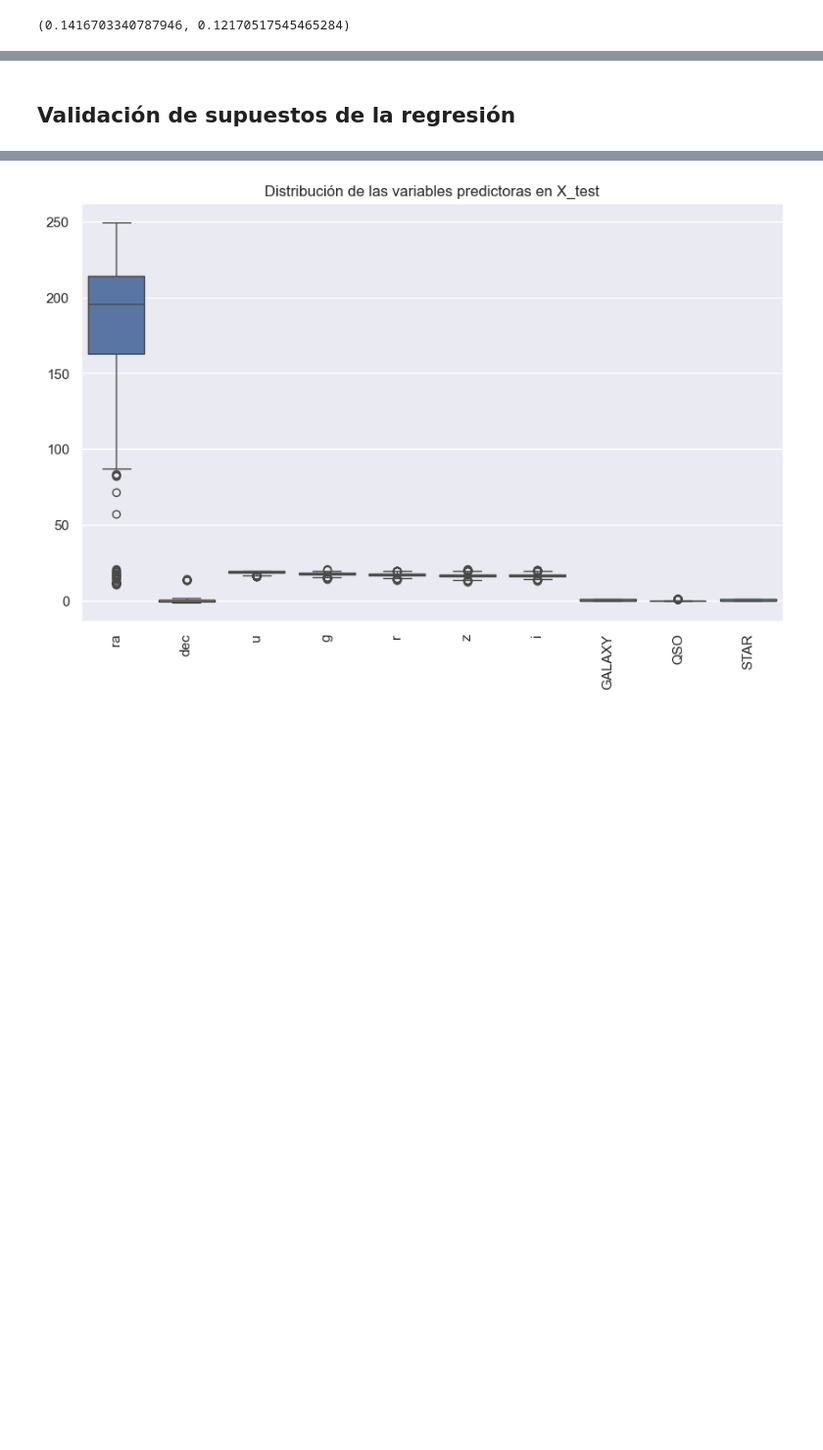
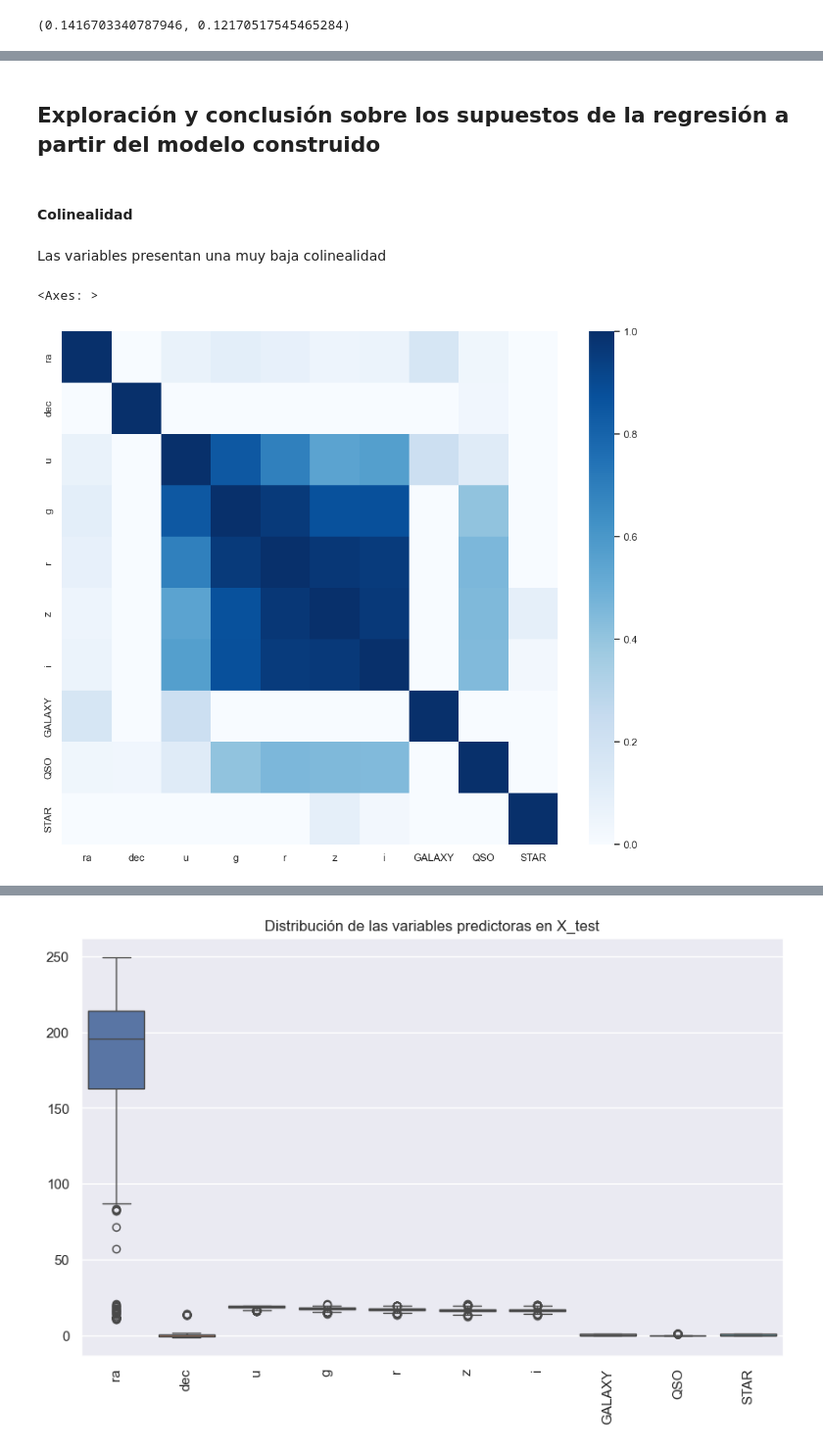
Before and after one commit to Marcosespa/Laboratorio-1-BI, a Jupyter notebook: laboratorios-master/202510/Laboratorio 1 - Regresión/lab1.ipynb, the cells around one changed output, grey strips where cells are left out. Shown at 98% size. Saved outputs shown, nothing was run; the diff lists cells and outputs as text; code cells hidden in the pictures; blank space fills up the shorter version.

Commit message:
Exploración y conclusión sobre los supuestos de la regresión a partir del modelo construido

```diff
--- a/laboratorios-master/202510/Laboratorio 1 - Regresión/lab1.ipynb
+++ b/laboratorios-master/202510/Laboratorio 1 - Regresión/lab1.ipynb
@@ -1247,2 +1247,13 @@ R^2 Test: 0.7433789541694469
 # %% [markdown]
-## Validación de supuestos de la regresión
+## Exploración y conclusión sobre los supuestos de la regresión a partir del modelo construido
+# %% [markdown]
+#### Colinealidad
+# %% [markdown]
+Las variables presentan una muy baja colinealidad
+# %%
+import seaborn as sns
+plt.figure(figsize=(12, 10))
+sns.heatmap(X_train.corr(), cmap="Blues", vmin=0, vmax=1)
+# %% [output]
+<Axes: >
+[figure, added]
```
Also changed, not shown: parts of 19 cells of this notebook, 1 other file.
